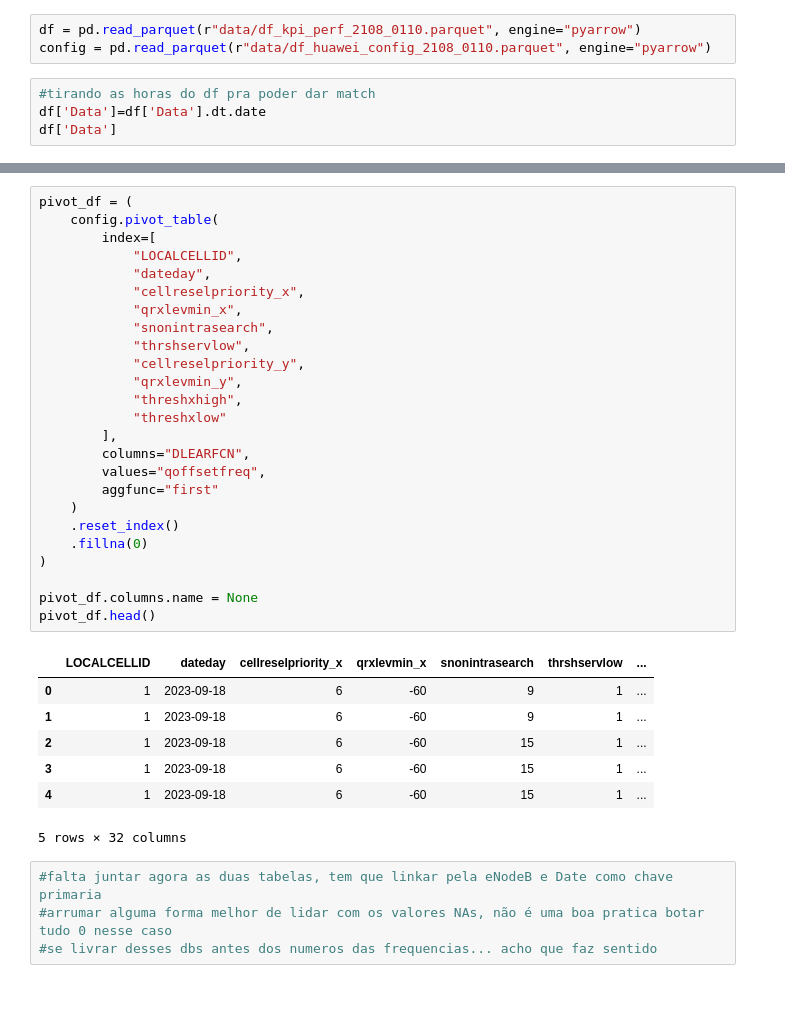
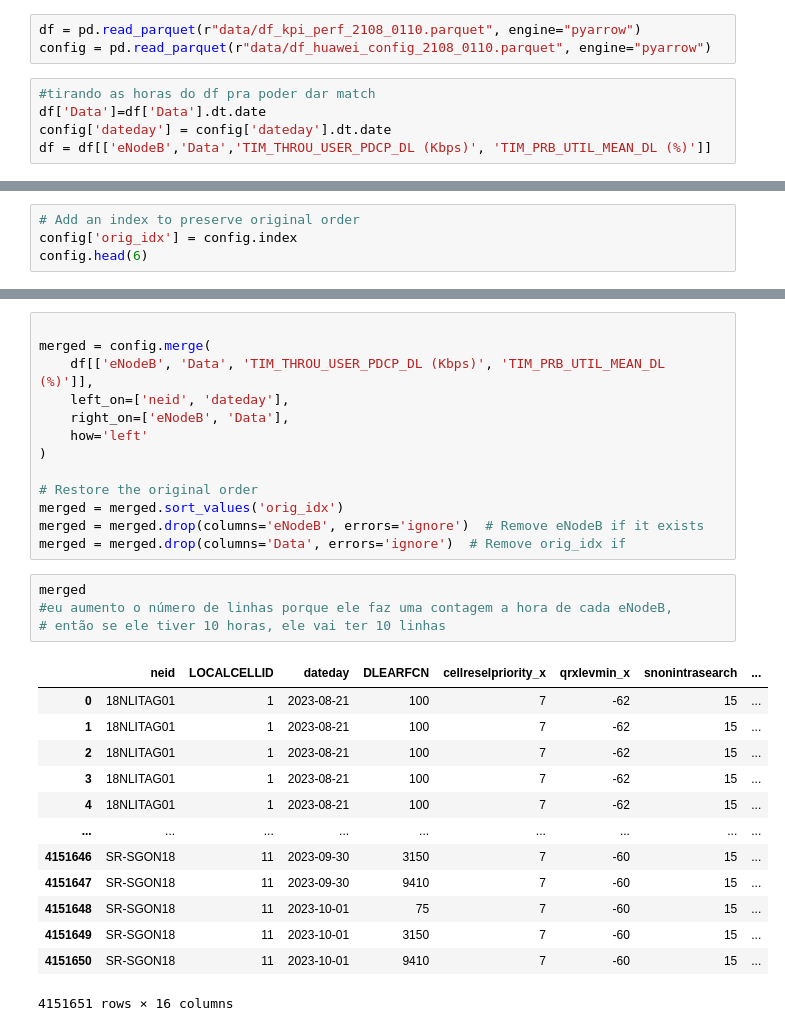
Before and after one commit to BrunoWolf03/TCC-TIM, a Jupyter notebook: sintese.ipynb, the cells around one changed output, grey strips where cells are left out. Saved outputs shown, nothing was run; the diff lists cells and outputs as text; blank space fills up the shorter version.

Commit message:
left merge nos dfs

```diff
--- a/sintese.ipynb
+++ b/sintese.ipynb
@@ -14,4 +14,5 @@ config = pd.read_parquet(r"data/df_huawei_config_2108_0110.parquet", engine="pya
 # %%
 #tirando as horas do df pra poder dar match
 df['Data']=df['Data'].dt.date
-df['Data']
+config['dateday'] = config['dateday'].dt.date
+df = df[['eNodeB','Data','TIM_THROU_USER_PDCP_DL (Kbps)', 'TIM_PRB_UTIL_MEAN_DL (%)']]
@@ -36,0 +19,4 @@ array([  100,  1542,  2800,  3375,  9410,  9510,  3200,  1550,  3150,
+# %%
+# Add an index to preserve original order
+config['orig_idx'] = config.index
+config.head(6)
@@ -37,37 +31,31 @@ array([  100,  1542,  2800,  3375,  9410,  9510,  3200,  1550,  3150,
 # %%
-pivot_df = (
-    config.pivot_table(
-        index=[
-            "LOCALCELLID",
-            "dateday",
-            "cellreselpriority_x",
-            "qrxlevmin_x",
-            "snonintrasearch",
-            "thrshservlow",
-            "cellreselpriority_y",
-            "qrxlevmin_y",
-            "threshxhigh",
-            "threshxlow"
-        ],
-        columns="DLEARFCN",
-        values="qoffsetfreq",
-        aggfunc="first"
-    )
-    .reset_index()
-    .fillna(0)
+
+merged = config.merge(
+    df[['eNodeB', 'Data', 'TIM_THROU_USER_PDCP_DL (Kbps)', 'TIM_PRB_UTIL_MEAN_DL (%)']],
+    left_on=['neid', 'dateday'],
+    right_on=['eNodeB', 'Data'],
+    how='left'
 )
 
-pivot_df.columns.name = None
-pivot_df.head()
+# Restore the original order
+merged = merged.sort_values('orig_idx')
+merged = merged.drop(columns='eNodeB', errors='ignore')  # Remove eNodeB if it exists
+merged = merged.drop(columns='Data', errors='ignore')  # Remove orig_idx if
-# %% [output]
-|  | LOCALCELLID | dateday | cellreselpriority_x | qrxlevmin_x | snonintrasearch | thrshservlow | ... |
-| 0 | 1 | 2023-09-18 | 6 | -60 | 9 | 1 | ... |
-| 1 | 1 | 2023-09-18 | 6 | -60 | 9 | 1 | ... |
-| 2 | 1 | 2023-09-18 | 6 | -60 | 15 | 1 | ... |
-| 3 | 1 | 2023-09-18 | 6 | -60 | 15 | 1 | ... |
-| 4 | 1 | 2023-09-18 | 6 | -60 | 15 | 1 | ... |
-5 rows × 32 columns
-# %%
-#falta juntar agora as duas tabelas, tem que linkar pela eNodeB e Date como chave primaria
-#arrumar alguma forma melhor de lidar com os valores NAs, não é uma boa pratica botar tudo 0 nesse caso
-#se livrar desses dbs antes dos numeros das frequencias... acho que faz sentido
+# %%
+merged
+#eu aumento o número de linhas porque ele faz uma contagem a hora de cada eNodeB,
+# então se ele tiver 10 horas, ele vai ter 10 linhas
+# %% [output]
+|  | neid | LOCALCELLID | dateday | DLEARFCN | cellreselpriority_x | qrxlevmin_x | snonintrasearch | ... |
+| 0 | 18NLITAG01 | 1 | 2023-08-21 | 100 | 7 | -62 | 15 | ... |
+| 1 | 18NLITAG01 | 1 | 2023-08-21 | 100 | 7 | -62 | 15 | ... |
+| 2 | 18NLITAG01 | 1 | 2023-08-21 | 100 | 7 | -62 | 15 | ... |
+| 3 | 18NLITAG01 | 1 | 2023-08-21 | 100 | 7 | -62 | 15 | ... |
+| 4 | 18NLITAG01 | 1 | 2023-08-21 | 100 | 7 | -62 | 15 | ... |
+| ... | ... | ... | ... | ... | ... | ... | ... | ... |
+| 4151646 | SR-SGON18 | 11 | 2023-09-30 | 3150 | 7 | -60 | 15 | ... |
+| 4151647 | SR-SGON18 | 11 | 2023-09-30 | 9410 | 7 | -60 | 15 | ... |
+| 4151648 | SR-SGON18 | 11 | 2023-10-01 | 75 | 7 | -60 | 15 | ... |
+| 4151649 | SR-SGON18 | 11 | 2023-10-01 | 3150 | 7 | -60 | 15 | ... |
+| 4151650 | SR-SGON18 | 11 | 2023-10-01 | 9410 | 7 | -60 | 15 | ... |
+4151651 rows × 16 columns
```
Also changed, not shown: parts of 4 cells of this notebook.
